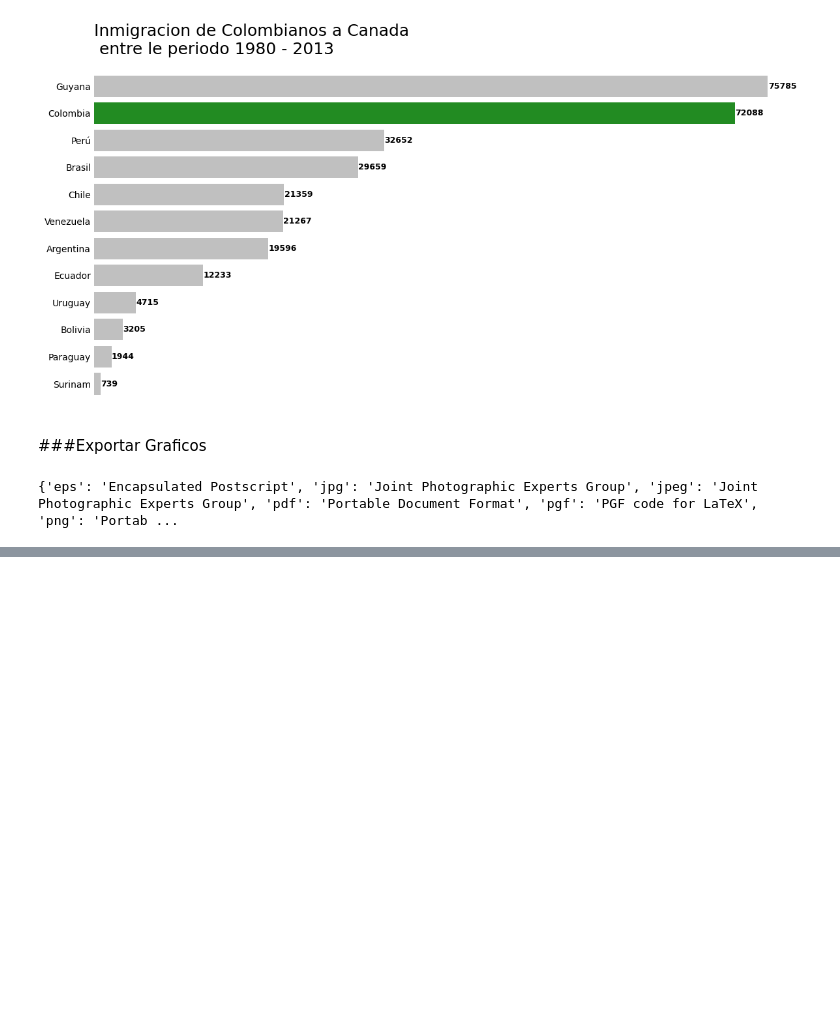
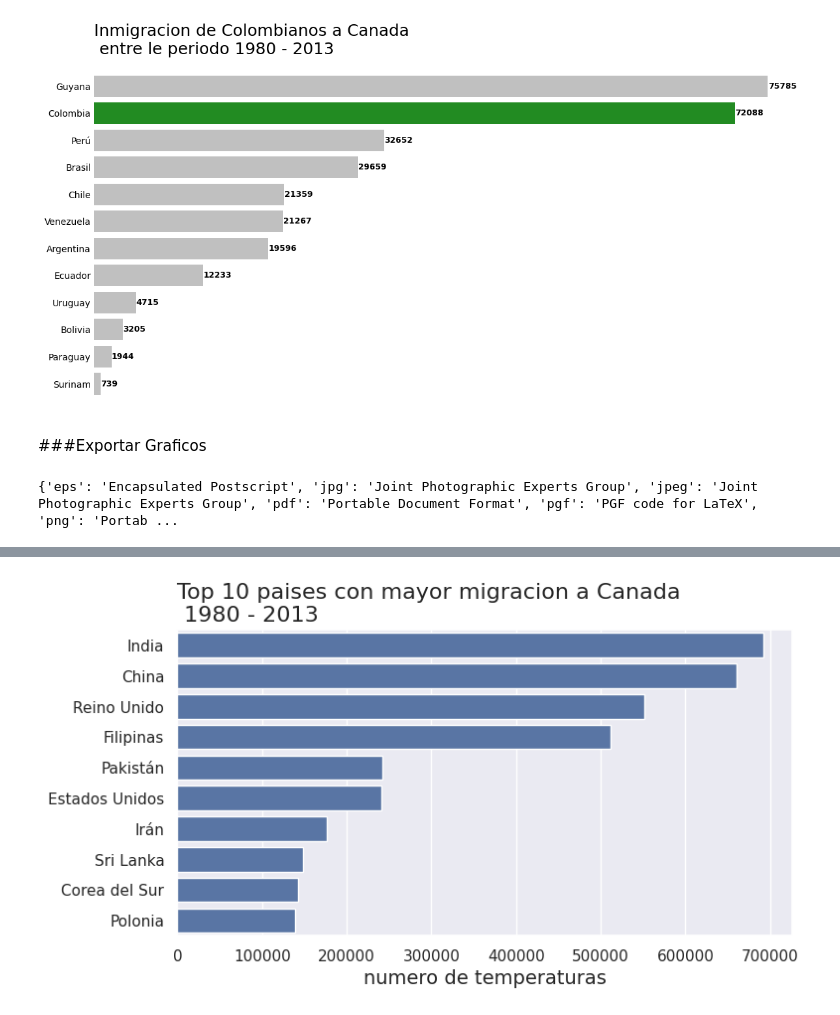
Before and after one commit to LFRANCO3030/PYTHON_VISUAL, a Jupyter notebook: PYYHON_VISUAL.ipynb, the cells around one changed output, grey strips where cells are left out. Cells and saved outputs as stored; diff of their text form; code cells hidden in the pictures; blank space fills up the shorter version.

```diff
--- a/PYYHON_VISUAL.ipynb
+++ b/PYYHON_VISUAL.ipynb
@@ -465,0 +504,9 @@ plt.show()
+# %%
+fig, ax=plt.subplots(figsize=(8,4))
+ax = sns.barplot(data=top_10, x='Total', y=top_10.index, orient='h')
+ax.set_title('Top 10 paises con mayor migracion a Canada\n 1980 - 2013', loc='left',fontsize=16)
+ax.set_xlabel('numero de temperaturas',fontsize=14)
+ax.set_ylabel('')
+plt.show()
+# %% [output]
+[figure, added]
```
Also changed, not shown: parts of 16 cells of this notebook.
